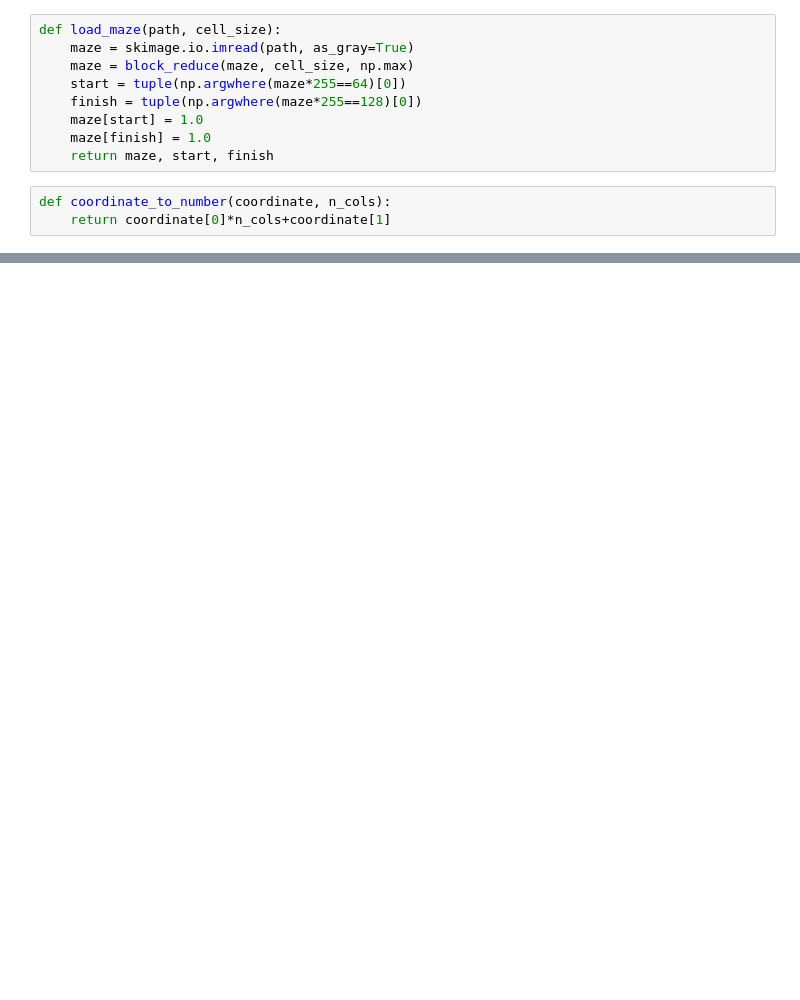
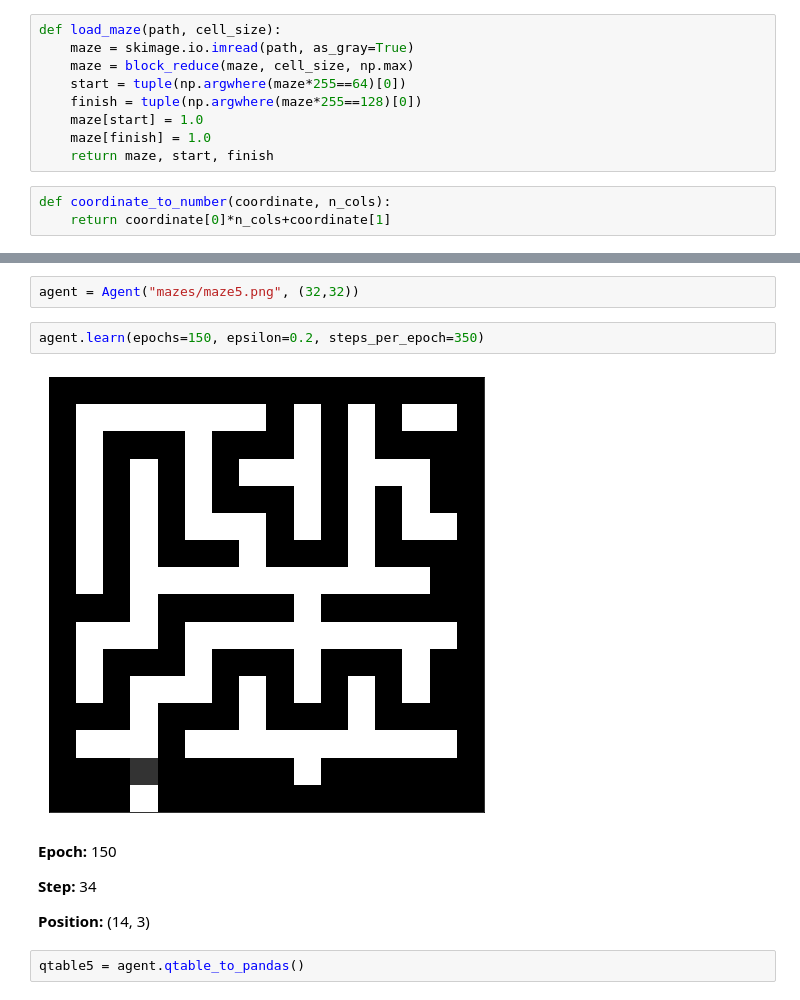
Before and after one commit to SKROLL26/qlearning-maze, a Jupyter notebook: Q Learning Maze.ipynb, the cells around one changed output, grey strips where cells are left out. Cells and saved outputs as stored; diff of their text form; blank space fills up the shorter version.

```diff
--- a/Q Learning Maze.ipynb
+++ b/Q Learning Maze.ipynb
@@ -226,0 +286,11 @@ agent3.qtable_to_pandas()
+# %%
+agent = Agent("mazes/maze5.png", (32,32))
+# %%
+agent.learn(epochs=150, epsilon=0.2, steps_per_epoch=350)
+# %% [output]
+[figure, added]
+Epoch: 150
+Step: 34
+Position: (14, 3)
+# %%
+qtable5 = agent.qtable_to_pandas()
```
Also changed, not shown: parts of 31 cells of this notebook, 10 other files.
